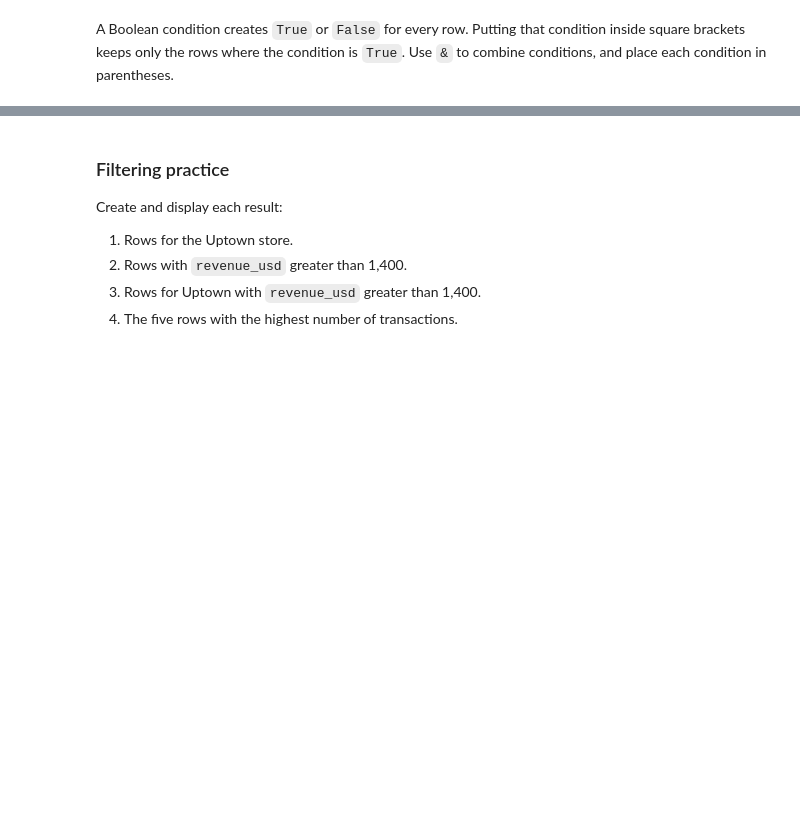
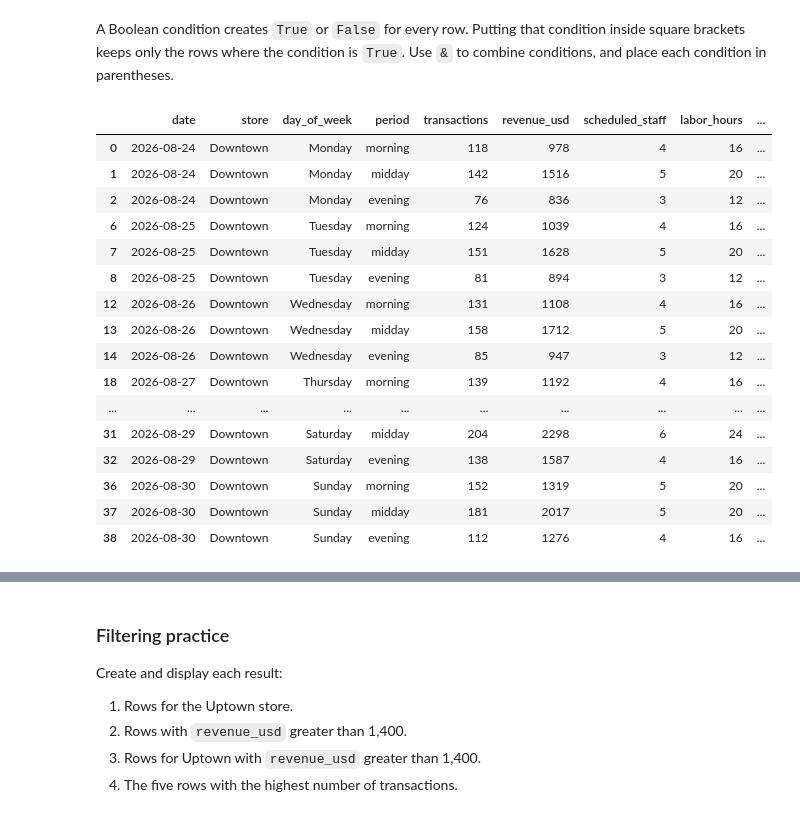
Before and after one commit to jfkoehler/bootcamp_fa_26, a Jupyter notebook: class03.ipynb, the cells around one changed output, grey strips where cells are left out. Saved outputs shown, nothing was run; the diff lists cells and outputs as text; code cells hidden in the pictures; blank space fills up the shorter version.

```diff
--- a/class03.ipynb
+++ b/class03.ipynb
@@ -491,6 +550,26 @@ coffee[["store", "revenue_usd", "transactions"]].head()
 | 4 | Uptown | 1113 | 104 |
 # %% [markdown]
 A Boolean condition creates `True` or `False` for every row. Putting that condition inside square brackets keeps only the rows where the condition is `True`. Use `&` to combine conditions, and place each condition in parentheses.
+# %%
+coffee[coffee['store'] == 'Downtown']
+# %% [output]
+|  | date | store | day_of_week | period | transactions | revenue_usd | scheduled_staff | labor_hours | ... |
+| 0 | 2026-08-24 | Downtown | Monday | morning | 118 | 978 | 4 | 16 | ... |
+| 1 | 2026-08-24 | Downtown | Monday | midday | 142 | 1516 | 5 | 20 | ... |
+| 2 | 2026-08-24 | Downtown | Monday | evening | 76 | 836 | 3 | 12 | ... |
+| 6 | 2026-08-25 | Downtown | Tuesday | morning | 124 | 1039 | 4 | 16 | ... |
+| 7 | 2026-08-25 | Downtown | Tuesday | midday | 151 | 1628 | 5 | 20 | ... |
+| 8 | 2026-08-25 | Downtown | Tuesday | evening | 81 | 894 | 3 | 12 | ... |
+| 12 | 2026-08-26 | Downtown | Wednesday | morning | 131 | 1108 | 4 | 16 | ... |
+| 13 | 2026-08-26 | Downtown | Wednesday | midday | 158 | 1712 | 5 | 20 | ... |
+| 14 | 2026-08-26 | Downtown | Wednesday | evening | 85 | 947 | 3 | 12 | ... |
+| 18 | 2026-08-27 | Downtown | Thursday | morning | 139 | 1192 | 4 | 16 | ... |
+| ... | ... | ... | ... | ... | ... | ... | ... | ... | ... |
+| 31 | 2026-08-29 | Downtown | Saturday | midday | 204 | 2298 | 6 | 24 | ... |
+| 32 | 2026-08-29 | Downtown | Saturday | evening | 138 | 1587 | 4 | 16 | ... |
+| 36 | 2026-08-30 | Downtown | Sunday | morning | 152 | 1319 | 5 | 20 | ... |
+| 37 | 2026-08-30 | Downtown | Sunday | midday | 181 | 2017 | 5 | 20 | ... |
+| 38 | 2026-08-30 | Downtown | Sunday | evening | 112 | 1276 | 4 | 16 | ... |
 # %%
 downtown = coffee[coffee["store"] == "Downtown"]
 downtown.head()
```
Also changed, not shown: parts of 13 cells of this notebook, 6 other files.
